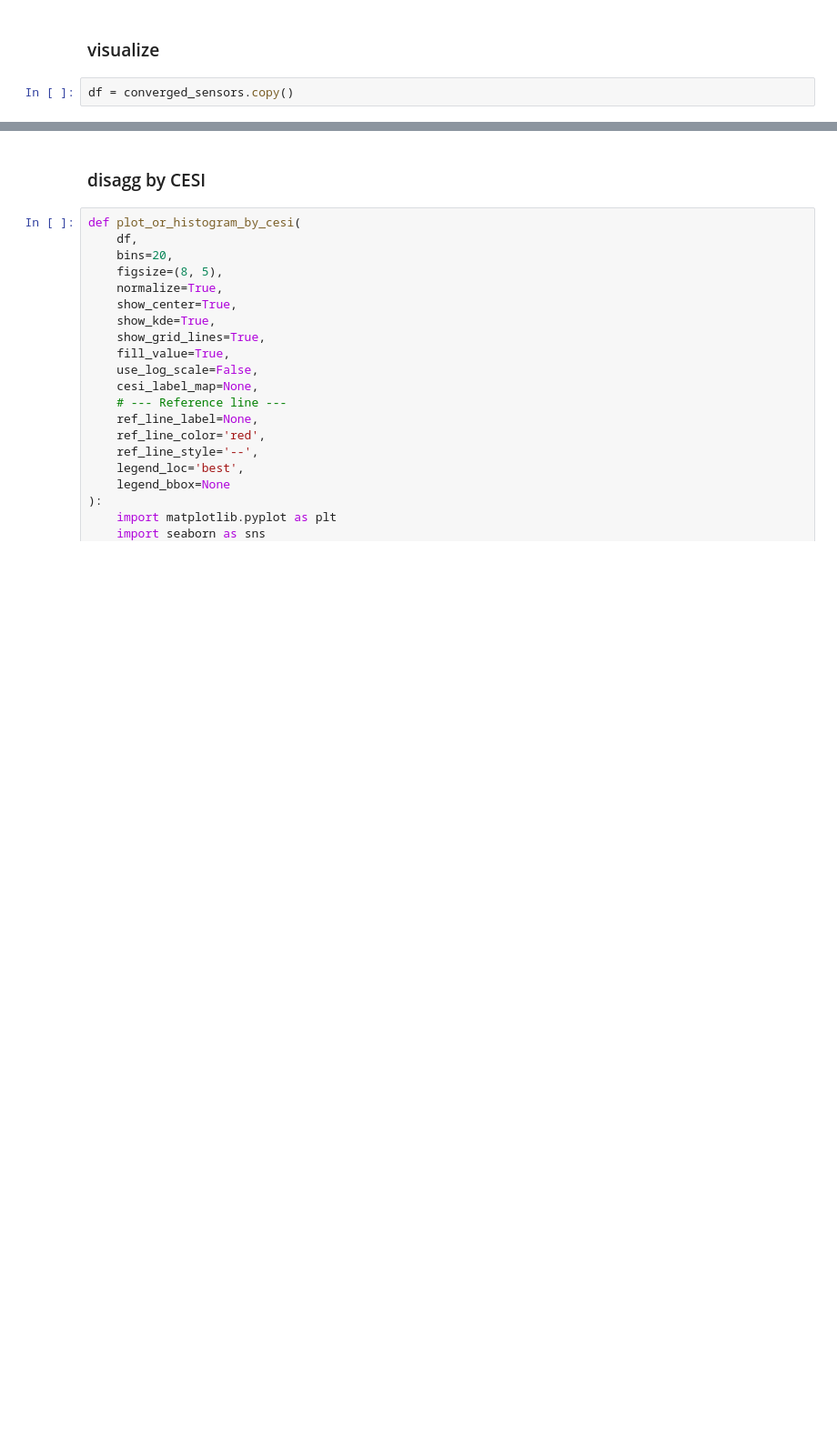
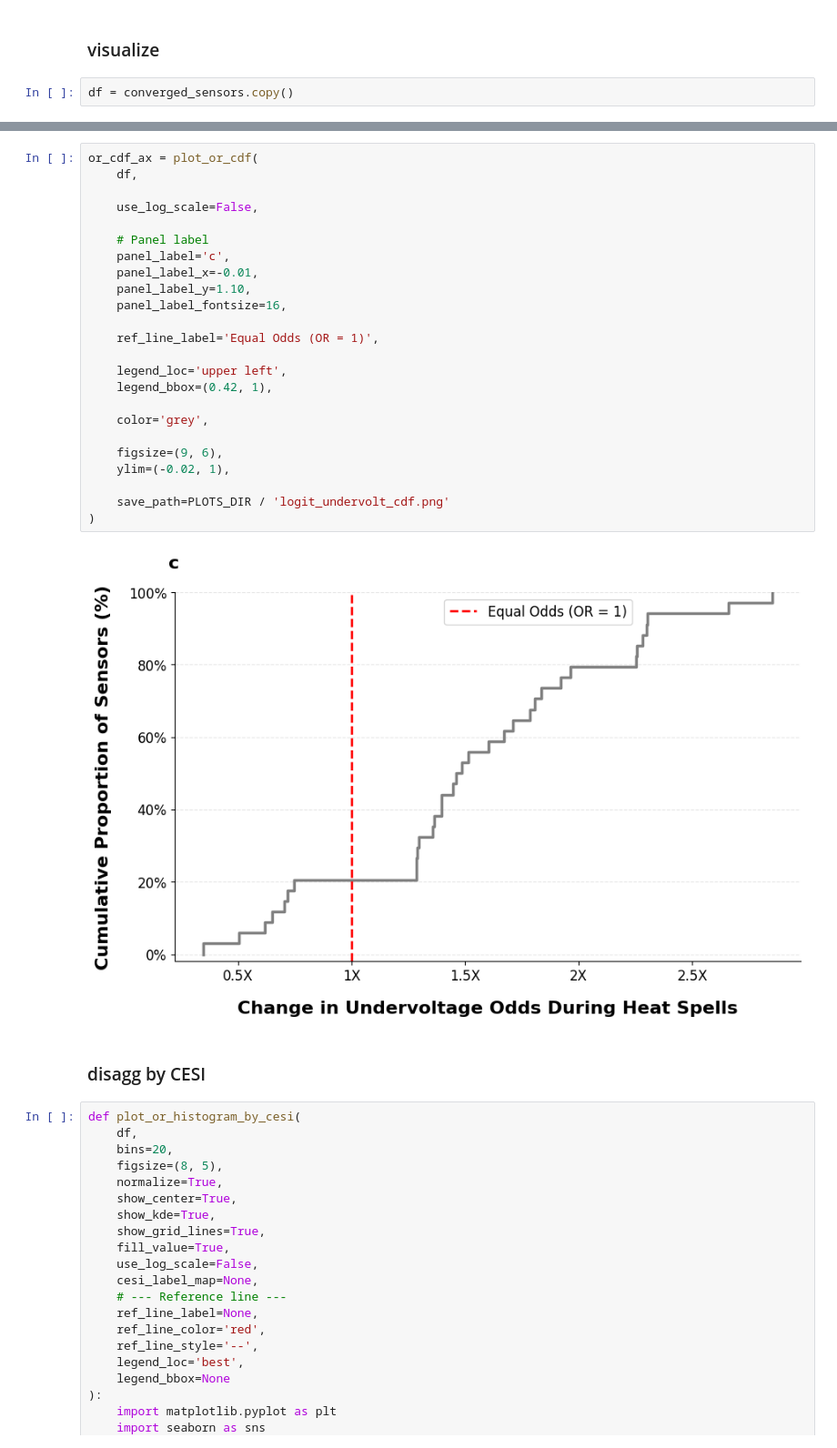
Before and after one commit to KaytheDee/pqr_extreme_weather_analysis, a Jupyter notebook: notebooks/_01_Logit_Undervoltage_Temperature.ipynb, the cells around one changed output, grey strips where cells are left out. Shown at 91% size. Cells and saved outputs as stored; diff of their text form; blank space fills up the shorter version.

```diff
--- a/notebooks/_01_Logit_Undervoltage_Temperature.ipynb
+++ b/notebooks/_01_Logit_Undervoltage_Temperature.ipynb
@@ -1145,3 +1582,29 @@ plot_or_histogram(
+# %%
+or_cdf_ax = plot_or_cdf(
+    df,
+
+    use_log_scale=False,
+
+    # Panel label
+    panel_label='c',
+    panel_label_x=-0.01,
+    panel_label_y=1.10,
+    panel_label_fontsize=16,
+
+    ref_line_label='Equal Odds (OR = 1)',
+
+    legend_loc='upper left',
+    legend_bbox=(0.42, 1),
+
+    color='grey',
+
+    figsize=(9, 6),
+    ylim=(-0.02, 1),
+
+    save_path=PLOTS_DIR / 'logit_undervolt_cdf.png'
+)
+# %% [output]
+[figure, added]
 # %% [markdown]
 ### disagg by CESI
 # %%
```
Also changed, not shown: parts of 14 cells of this notebook, 15 other files.
